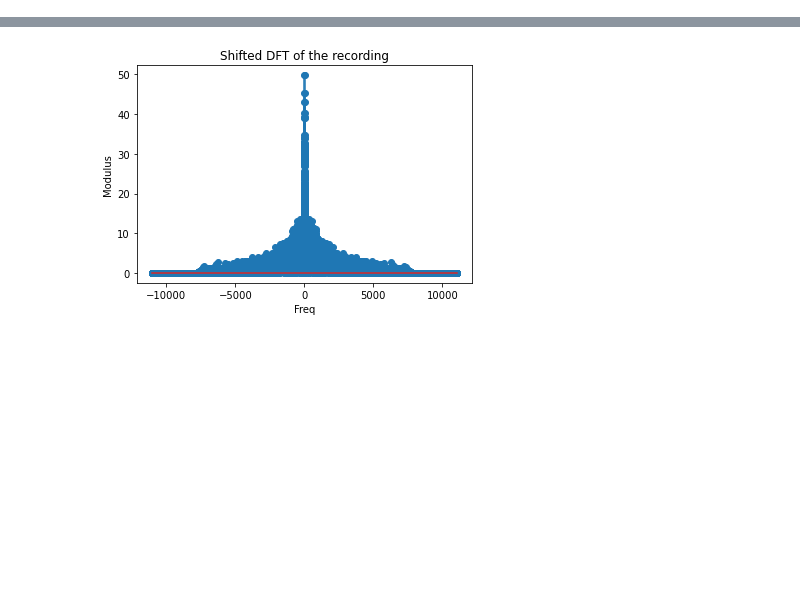
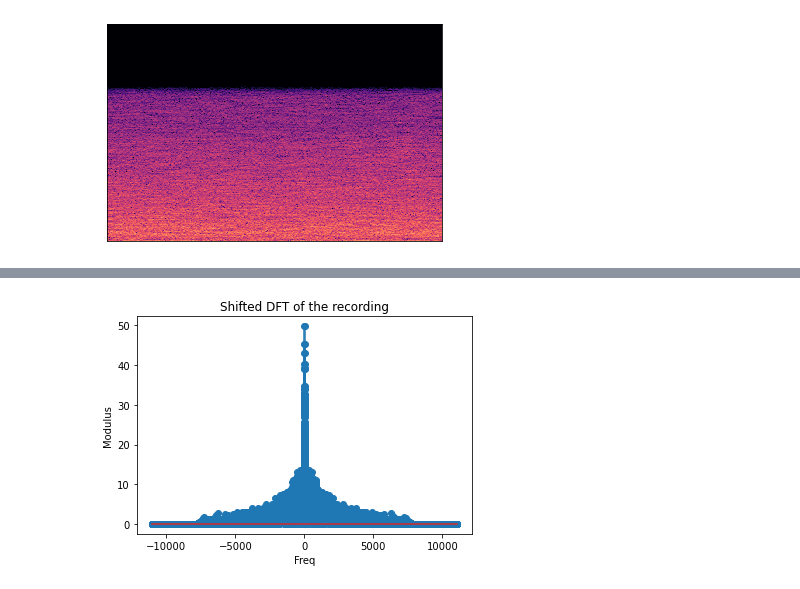
Before and after one commit to lancelotvvv/Kaggle_MLSPBird, a Jupyter notebook: feature_extraction/feature_extraction.ipynb, the cells around one changed output, grey strips where cells are left out. Drawn from its saved outputs; the diff is of its cells as text; code cells hidden in the pictures; blank space fills up the shorter version.

Commit message:
added hpss filter

```diff
--- a/feature_extraction/feature_extraction.ipynb
+++ b/feature_extraction/feature_extraction.ipynb
@@ -3,5 +2,6 @@ import IPython.display as ipd
 from services.load_audio_data_service import LoadAudioDataService
 # %%
-audio = LoadAudioDataService('data/PC1_20090513_050000_0020.wav')
-audio.load().trim().display()
+path = 'data/PC1_20090513_050000_0020.wav'
+audio = LoadAudioDataService()
+audio.load(path).trim().play()
 # %% [output]
@@ -12,0 +9,6 @@ ipd.Audio(filename=audio.path)
+# %%
+H, P = audio.hpss_filter()
+# %%
+H.display('spec')
+# %% [output]
+[figure, added]
```
Also changed, not shown: parts of 4 cells of this notebook, 2 other files.
